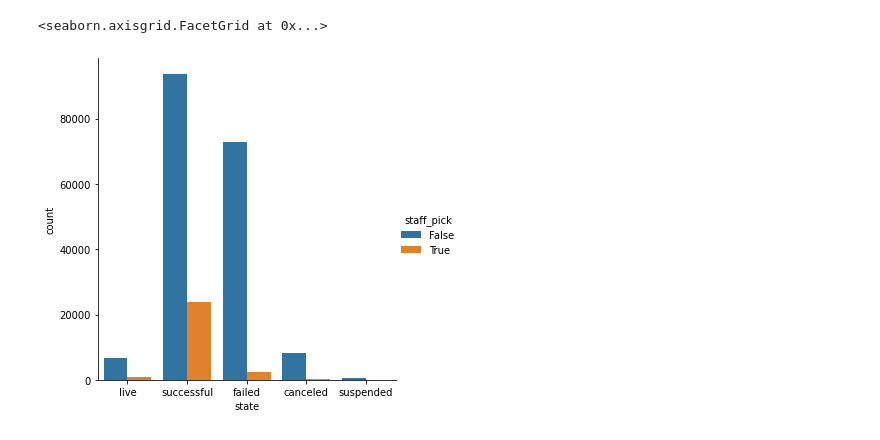
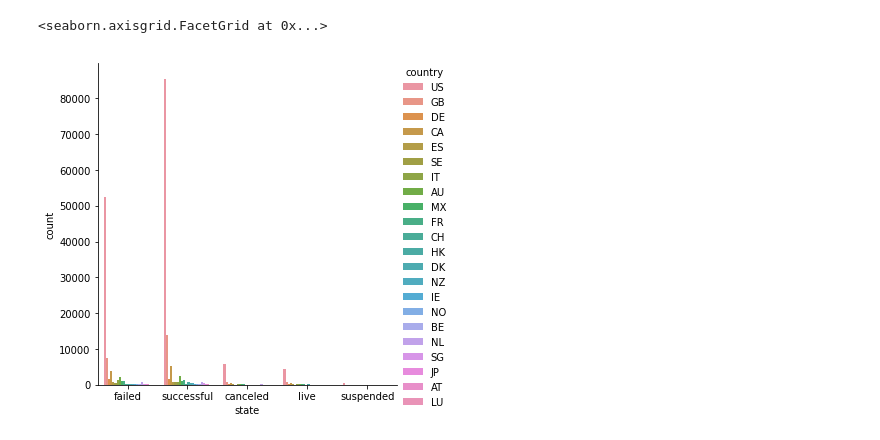
Before and after one commit to AIMPED/ML_Classification_Kickstarter, a Jupyter notebook: ML_Classification_Kickstarter_Adrian.ipynb, the cells around one changed output. Saved outputs shown, nothing was run; the diff lists cells and outputs as text; code cells hidden in the pictures.

```diff
--- a/ML_Classification_Kickstarter_Adrian.ipynb
+++ b/ML_Classification_Kickstarter_Adrian.ipynb
@@ -100,5 +7,34 @@ Index(['backers_count', 'blurb', 'category', 'converted_pledged_amount',
+# %%
+df = pd.read_csv('data/Kickstarter_preprocessed.csv')
+# %%
+# delete first column
+df.drop(['Unnamed: 0'],axis=1,inplace=True);
+
+# rename some columns
+df.rename(columns={'name_category':'category_sub','slug_category':'category','blurb':'description'},inplace=True)
+# %%
+#staff_pick -> Vorsicht!
+## features to add
+# subcategory
+# category
+# region, state, blub
+df['desription'] = df['description'].apply(lambda x: len(str(x).split()))
+df = df.eval('usd_goal = static_usd_rate * goal')
+df['duration'] = df['deadline'] - df['launched_at']
+# %%
+# create function for format change
+# we could also use lambda x: datetime.utcfromtimestamp(x)
+from datetime import datetime
+
+def chg_date(x):
+    return datetime.utcfromtimestamp(x)
+
+# apply on dataframe
+
+time_col = ['created_at','deadline','state_changed_at','launched_at']
+df[time_col] = df[time_col].applymap(chg_date)
 # %%
-sns.catplot(data=df, x='state', hue='staff_pick', kind='count')
+sns.catplot(data=df, x='state', hue='country', kind='count')
 # %% [output]
 <seaborn.axisgrid.FacetGrid at 0x...>
-[figure, old version]
+[figure, new version]
```
Also changed, not shown: parts of 19 cells of this notebook, 1 other file.
